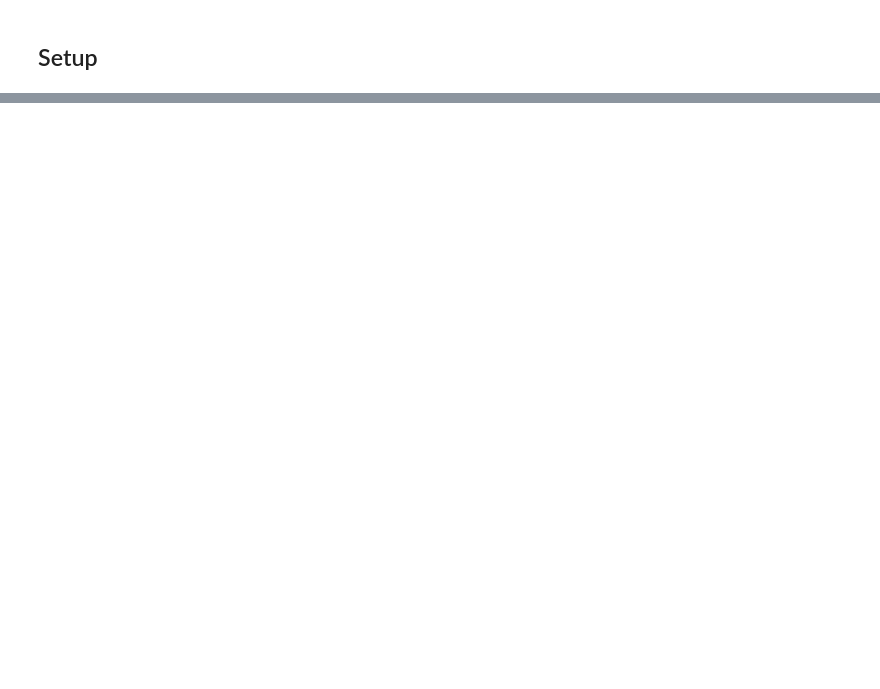
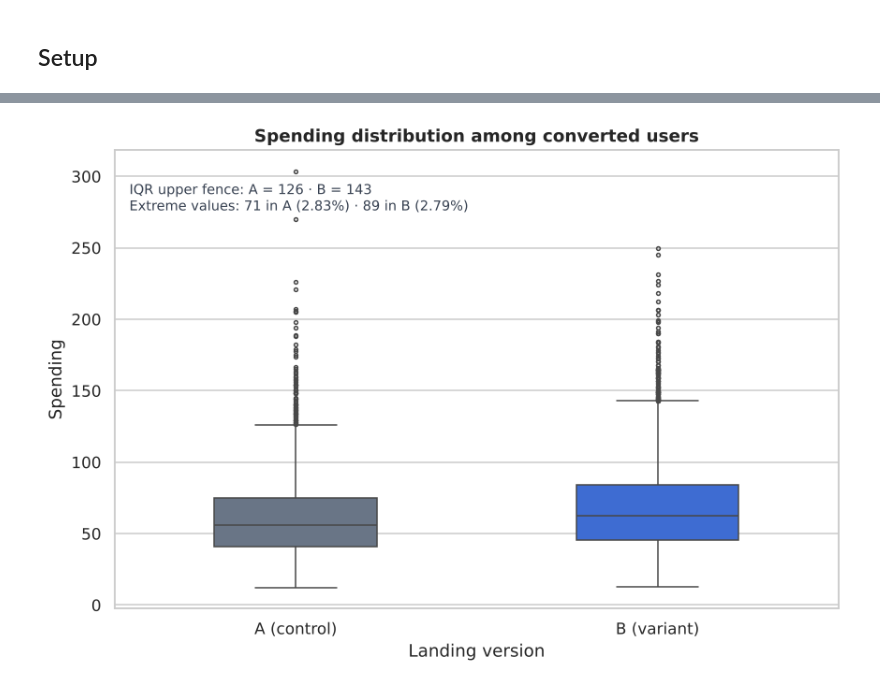
Before and after one commit to maxsantana-data2strategy/landing-page-ab-test-analysis, a Jupyter notebook: Landing_Page_AB_Test_Analysis.ipynb, the cells around one changed output, grey strips where cells are left out. Drawn from its saved outputs; the diff is of its cells as text; code cells hidden in the pictures; blank space fills up the shorter version.

```diff
--- a/Landing_Page_AB_Test_Analysis.ipynb
+++ b/Landing_Page_AB_Test_Analysis.ipynb
@@ -129,0 +110,11 @@ Charts that carry the argument, not decoration: the comparison each conclusion r
+# %%
+# Convert date to datetime
+df["date"] = pd.to_datetime(df["date"])
+
+# Translate column names to English
+df = df.rename(columns={"dispositivo": "device", "gasto": "spending"})
+
+# Translate category labels to English
+df["user_type"] = df["user_type"].replace({"Nuevo": "New", "Recurrente": "Returning"})
+
+df.head()
@@ -129,0 +217,7 @@ Charts that carry the argument, not decoration: the comparison each conclusion r
+# %%
+# Spending is only defined for converted users, so the comparison is filtered to them.
+spending_A = df[(df["landing"] == "A") & (df["converted"] == 1)]["spending"]
+spending_B = df[(df["landing"] == "B") & (df["converted"] == 1)]["spending"]
+
+print(f"Converted users in A: {len(spending_A):,}")
+print(f"Converted users in B: {len(spending_B):,}")
@@ -129,0 +434,25 @@ Charts that carry the argument, not decoration: the comparison each conclusion r
+# %%
+# Visualize the spread and the extremes that drive the question
+spending_long = pd.DataFrame({
+    "spending": pd.concat([spending_A, spending_B]),
+    "version": ["A (control)"] * len(spending_A) + ["B (variant)"] * len(spending_B),
+})
+
+fig, ax = plt.subplots(figsize=(8, 5.5))
+sns.boxplot(data=spending_long, x="version", y="spending", hue="version", legend=False,
+            palette=[PALETTE["A"], PALETTE["B"]], width=0.45, fliersize=2.5, ax=ax)
+
+ax.set_title("Spending distribution among converted users")
+ax.set_xlabel("Landing version")
+ax.set_ylabel("Spending")
+ax.annotate(f"IQR upper fence: A = {high_A:.0f} · B = {high_B:.0f}\n"
+            f"Extreme values: {outlier_table.loc[0, 'outliers']} in A ({outlier_table.loc[0, 'outliers_%']}%) · "
+            f"{outlier_table.loc[1, 'outliers']} in B ({outlier_table.loc[1, 'outliers_%']}%)",
+            xy=(0.02, 0.93), xycoords="axes fraction", fontsize=9.5, color="#374151",
+            va="top")
+
+plt.tight_layout()
+plt.savefig(f"{ASSETS}/figure_1_spending_outliers.png")
+plt.show()
+# %% [output]
+[figure, added]
```
Also changed, not shown: parts of 65 cells of this notebook, 1 other file.
